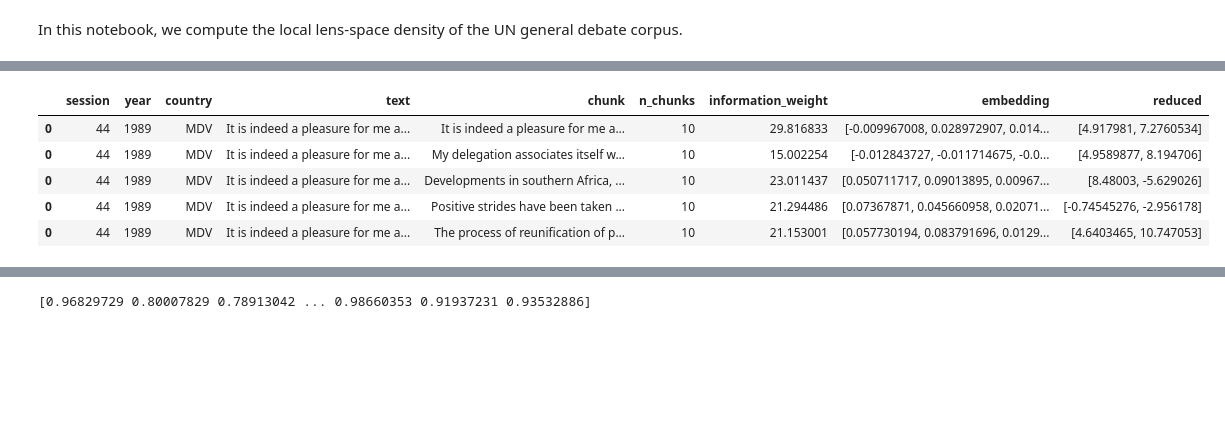
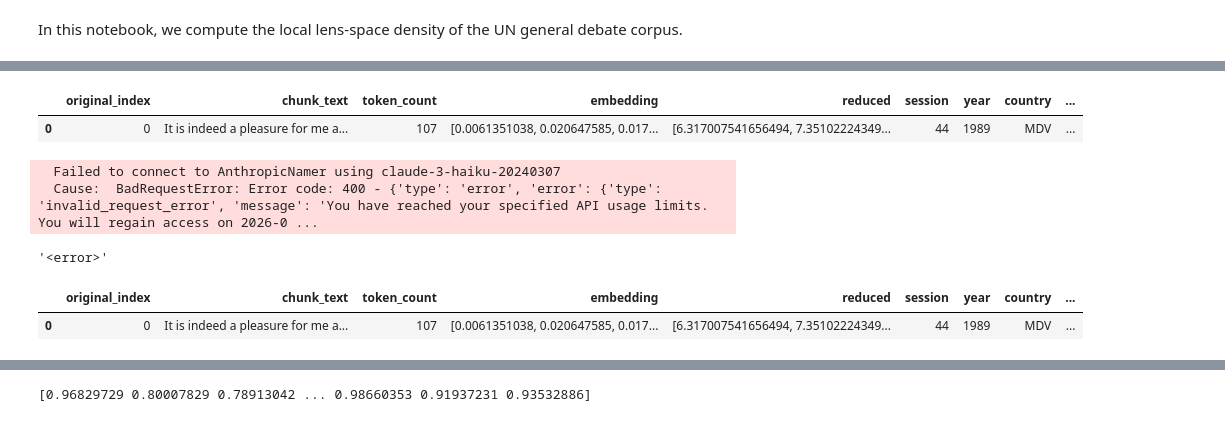
Before and after one commit to kalebruscitti/density-based-mapper-paper, a Jupyter notebook: ungdc/UN-Density-Stats.ipynb, the cells around one changed output, grey strips where cells are left out. Drawn from its saved outputs; the diff is of its cells as text; code cells hidden in the pictures; blank space fills up the shorter version.

Commit message:
Updated for new chunks

```diff
--- a/ungdc/UN-Density-Stats.ipynb
+++ b/ungdc/UN-Density-Stats.ipynb
@@ -7,3 +3,12 @@ In this notebook, we compute the local lens-space density of the UN general deba
+# %%
+import pandas as pd
+import numpy as np
+
+ungdc_df = pd.read_parquet("https://huggingface.co/datasets/kalebr/un-general-debate-corpus-chunked/resolve/main/ungdc-all-chunked.parquet")
+ungdc_df.head(1)
+# %% [output]
+|  | original_index | chunk_text | token_count | embedding | reduced | session | year | country | ... |
+| 0 | 0 | ﻿It is indeed a pleasure for me a... | 107 | [0.0061351038, 0.020647585, 0.017... | [6.317007541656494, 7.35102224349... | 44 | 1989 | MDV | ... |
 # %%
 """
 Parameters
@@ -11,19 +16,19 @@ Parameters
 """
 data_path = "./output_data/UN-Density"
 
-llm_endpoint = "https://azureaitimcuse5821437469.services.ai.azure.com/models"
+## If you aren't using Anthropic, you will need to modify the next cell as well.
 api_key_file = 'cohere.txt' # below assumed to be Cohere
 
-
-decimate = False
-decimation_factor = 10
+## Quantile of data to drop (sorted by information weight)
+q = 50
 
 ## Mapper settings
-number_of_slices = 10 # approximately 50 years of data
+number_of_slices = 10 # approximately 50 years of data ~5 years/slice
 k_neighbours = 500
 
+
 ## Toponymy settings
-model_name = 'all-mpnet-base-v2' # embedding model.
+model_name = 'all-MiniLM-L6-v2' # embedding model.
 
 toponymy_object_description = "excerpts from a speech"
 toponymy_corpus_description = "United Nations General Debate Transcripts"
@@ -38,49 +43,54 @@ clusterer_params = {
     'base_min_cluster_size':100,
     'verbose':True
 }
+# %%
+## Toponymy LLM Wrapper Setup
+from toponymy.llm_wrappers import AzureAINamer
+
+with open(api_key_file, 'r') as file:
+    api_key = file.read().strip()
+# Initialize Cohere wrapper
+llm=AzureAINamer(
+    api_key,
+    endpoint="https://azureaitimcuse5821437469.services.ai.azure.com/models",
+    model="Cohere-command-r-08-2024",
+)
+# Test connection
+llm.test_llm_connectivity()
+# %% [output]
+  Failed to connect to AnthropicNamer using claude-3-haiku-20240307
+  Cause:  BadRequestError: Error code: 400 - {'type': 'error', 'error': {'type': 'invalid_request_error', 'message': 'You have reached your specified API usage limits. You will regain access on 2026-0 ...
+'<error>'
 # %%
 import pandas as pd
 import numpy as np
 from tqdm import tqdm
 from pathlib import Path
 from tqdm.auto import tqdm
 
 # Register tqdm with pandas
 tqdm.pandas()
 
 # Create `data_path` if it doesn't exist.
 Path(data_path).mkdir(parents=True, exist_ok=True)
 
-# Import the pre-processed dataset (see: un-data-exploration.ipynb)
-df = pd.read_parquet('input-data/UNGDC-demo-30pc-dataset.pq')
+cutoff = np.percentile(ungdc_df['information_weight'].values, q)
+df = ungdc_df[ungdc_df['information_weight']>=cutoff]
 
-
-embedding_vectors = df['embedding'].to_numpy()
-reduced_vectors = df['reduced'].to_numpy()
-text = df['chunk'].to_numpy()
+embedding_vectors = np.stack(df['embedding'].values)
+reduced_vectors = np.stack(df['reduced'].values)
 time = df['year'].to_numpy()
-
-rng = np.random.default_rng()
-if decimate:
-    choice_index = rng.choice(len(df), size=len(df)//decimation_factor, replace=False)
-    embedding_vectors = embedding_vectors[choice_index]
-    reduced_vectors = reduced_vectors[choice_index]
-    text = text[choice_index]
-    time = time[choice_index]
+text = df['chunk_text'].to_numpy()
 
 # Sort all arrays by time
 sorted_idx = np.argsort(time)
 time = time[sorted_idx]
 text = text[sorted_idx]
 reduced_vectors = np.vstack(reduced_vectors[sorted_idx])
 embedding_vectors = np.vstack(embedding_vectors[sorted_idx])
-df.head()
+df.head(1)
 # %% [output]
-|  | session | year | country | text | chunk | n_chunks | information_weight | embedding | reduced |
-| 0 | 44 | 1989 | MDV | ﻿It is indeed a pleasure for me a... | ﻿It is indeed a pleasure for me a... | 10 | 29.816833 | [-0.009967008, 0.028972907, 0.014... | [4.917981, 7.2760534] |
-| 0 | 44 | 1989 | MDV | ﻿It is indeed a pleasure for me a... | My delegation associates itself w... | 10 | 15.002254 | [-0.012843727, -0.011714675, -0.0... | [4.9589877, 8.194706] |
-| 0 | 44 | 1989 | MDV | ﻿It is indeed a pleasure for me a... | Developments in southern Africa, ... | 10 | 23.011437 | [0.050711717, 0.09013895, 0.00967... | [8.48003, -5.629026] |
-| 0 | 44 | 1989 | MDV | ﻿It is indeed a pleasure for me a... | Positive strides have been taken ... | 10 | 21.294486 | [0.07367871, 0.045660958, 0.02071... | [-0.74545276, -2.956178] |
-| 0 | 44 | 1989 | MDV | ﻿It is indeed a pleasure for me a... | The process of reunification of p... | 10 | 21.153001 | [0.057730194, 0.083791696, 0.0129... | [4.6403465, 10.747053] |
+|  | original_index | chunk_text | token_count | embedding | reduced | session | year | country | ... |
+| 0 | 0 | ﻿It is indeed a pleasure for me a... | 107 | [0.0061351038, 0.020647585, 0.017... | [6.317007541656494, 7.35102224349... | 44 | 1989 | MDV | ... |
 # %%
 
```
Also changed, not shown: parts of 3 cells of this notebook, 2 other files.
